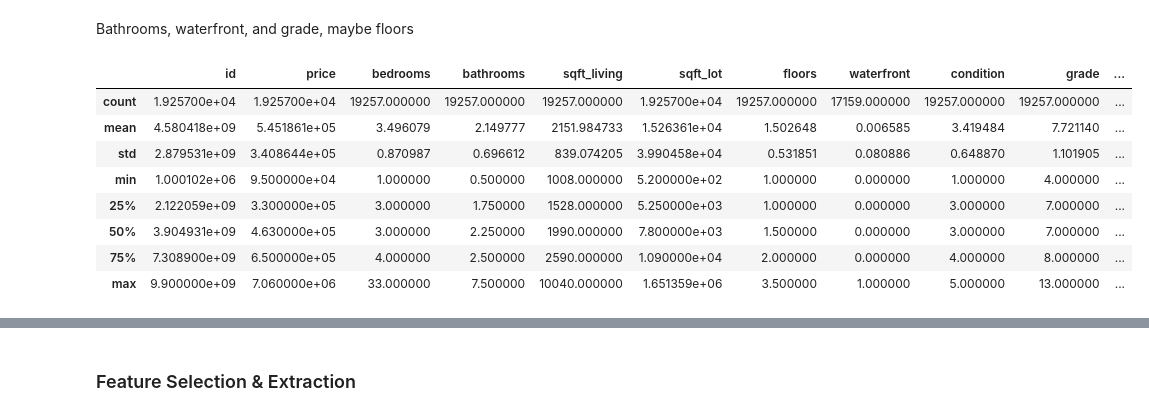
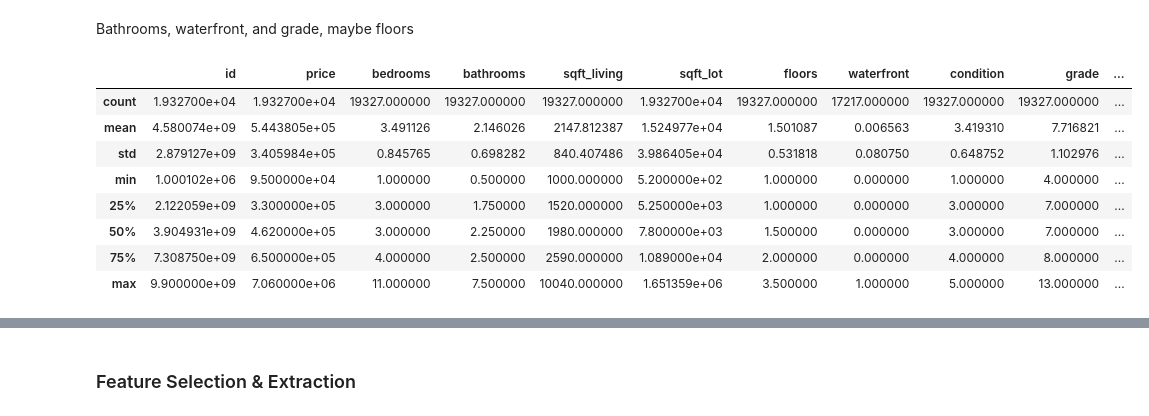
Before and after one commit to PaulWill92/Housing-Regression, a Jupyter notebook: index.ipynb, the cells around one changed output, grey strips where cells are left out. Saved outputs shown, nothing was run; the diff lists cells and outputs as text; code cells hidden in the pictures.

```diff
--- a/index.ipynb
+++ b/index.ipynb
@@ -74,6 +74,0 @@ None
-# %%
-# Run this cell only once
-columns = ['view', 'sqft_above', 'sqft_basement', 'yr_renovated', 'zipcode', 'lat', 'long', 'sqft_living15', 'sqft_lot15']
-housing_df.drop(axis=1, columns=columns, inplace=True)
-print("Number of columns after the drop: ", housing_df.shape[1])
-housing_df.head(3)
@@ -114,0 +107,2 @@ https://www.zillow.com/seattle-wa/waterfront/?searchQueryState={%22pagination%22
+# %%
+housing_df['waterfront'].fillna(value=0.0, inplace=True)
@@ -198,0 +210,7 @@ housing_df['bedrooms'].replace(33, median_outlier[2], inplace=True)
+# %%
+# Run this cell only once
+columns = ['date', 'view', 'sqft_above', 'sqft_basement', 'yr_renovated', 'zipcode', 'lat', 'long', 'sqft_living15', 'sqft_lot15', 'is_duplicated']
+new_housing_df= housing_df.drop(axis=1, columns=columns)
+print("Number of columns before the drop: ", housing_df.shape[1])
+print("Number of columns after the drop: ", new_housing_df.shape[1])
+new_housing_df.head(3)
@@ -306,14 +405,14 @@ I honestly think a combination of bathrooms, floors, waterfront and grade tell t
 # %% [markdown]
 Bathrooms, waterfront, and grade, maybe floors
 # %%
-housing_df.query('sqft_living>1000 and bathrooms<=bedrooms and floors>=1').describe()
+new_housing_df.query('sqft_living>=1000 and bathrooms<=bedrooms and floors>=1').describe()
 # %% [output]
 |  | id | price | bedrooms | bathrooms | sqft_living | sqft_lot | floors | waterfront | condition | grade | ... |
-| count | 1.925700e+04 | 1.925700e+04 | 19257.000000 | 19257.000000 | 19257.000000 | 1.925700e+04 | 19257.000000 | 17159.000000 | 19257.000000 | 19257.000000 | ... |
-| mean | 4.580418e+09 | 5.451861e+05 | 3.496079 | 2.149777 | 2151.984733 | 1.526361e+04 | 1.502648 | 0.006585 | 3.419484 | 7.721140 | ... |
-| std | 2.879531e+09 | 3.408644e+05 | 0.870987 | 0.696612 | 839.074205 | 3.990458e+04 | 0.531851 | 0.080886 | 0.648870 | 1.101905 | ... |
-| min | 1.000102e+06 | 9.500000e+04 | 1.000000 | 0.500000 | 1008.000000 | 5.200000e+02 | 1.000000 | 0.000000 | 1.000000 | 4.000000 | ... |
-| 25% | 2.122059e+09 | 3.300000e+05 | 3.000000 | 1.750000 | 1528.000000 | 5.250000e+03 | 1.000000 | 0.000000 | 3.000000 | 7.000000 | ... |
-| 50% | 3.904931e+09 | 4.630000e+05 | 3.000000 | 2.250000 | 1990.000000 | 7.800000e+03 | 1.500000 | 0.000000 | 3.000000 | 7.000000 | ... |
-| 75% | 7.308900e+09 | 6.500000e+05 | 4.000000 | 2.500000 | 2590.000000 | 1.090000e+04 | 2.000000 | 0.000000 | 4.000000 | 8.000000 | ... |
-| max | 9.900000e+09 | 7.060000e+06 | 33.000000 | 7.500000 | 10040.000000 | 1.651359e+06 | 3.500000 | 1.000000 | 5.000000 | 13.000000 | ... |
+| count | 1.932700e+04 | 1.932700e+04 | 19327.000000 | 19327.000000 | 19327.000000 | 1.932700e+04 | 19327.000000 | 17217.000000 | 19327.000000 | 19327.000000 | ... |
+| mean | 4.580074e+09 | 5.443805e+05 | 3.491126 | 2.146026 | 2147.812387 | 1.524977e+04 | 1.501087 | 0.006563 | 3.419310 | 7.716821 | ... |
+| std | 2.879127e+09 | 3.405984e+05 | 0.845765 | 0.698282 | 840.407486 | 3.986405e+04 | 0.531818 | 0.080750 | 0.648752 | 1.102976 | ... |
+| min | 1.000102e+06 | 9.500000e+04 | 1.000000 | 0.500000 | 1000.000000 | 5.200000e+02 | 1.000000 | 0.000000 | 1.000000 | 4.000000 | ... |
+| 25% | 2.122059e+09 | 3.300000e+05 | 3.000000 | 1.750000 | 1520.000000 | 5.250000e+03 | 1.000000 | 0.000000 | 3.000000 | 7.000000 | ... |
+| 50% | 3.904931e+09 | 4.620000e+05 | 3.000000 | 2.250000 | 1980.000000 | 7.800000e+03 | 1.500000 | 0.000000 | 3.000000 | 7.000000 | ... |
+| 75% | 7.308750e+09 | 6.500000e+05 | 4.000000 | 2.500000 | 2590.000000 | 1.089000e+04 | 2.000000 | 0.000000 | 4.000000 | 8.000000 | ... |
+| max | 9.900000e+09 | 7.060000e+06 | 11.000000 | 7.500000 | 10040.000000 | 1.651359e+06 | 3.500000 | 1.000000 | 5.000000 | 13.000000 | ... |
```
Also changed, not shown: parts of 67 cells of this notebook.
